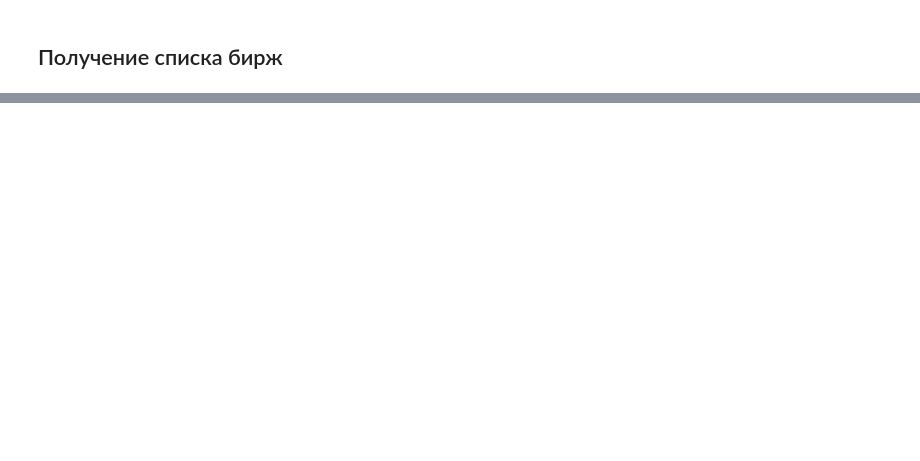
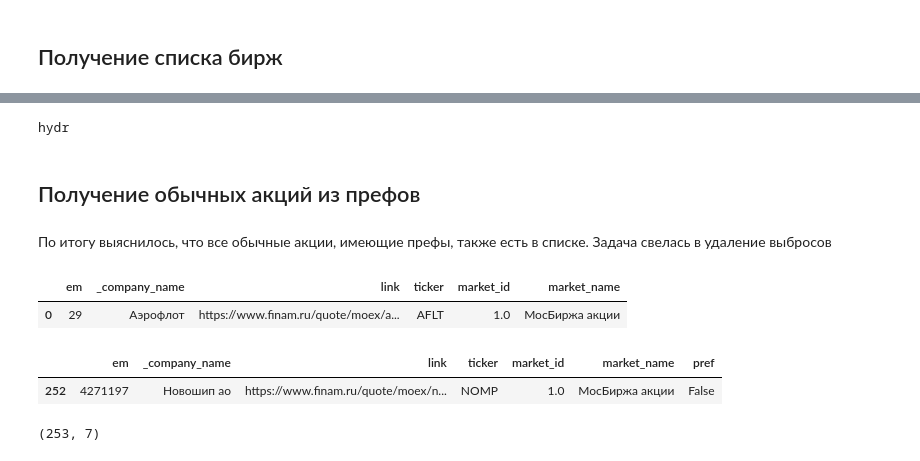
Before and after one commit to kirilldolmatov/trading-ml-2, a Jupyter notebook: data/Finam_data.ipynb, the cells around one changed output, grey strips where cells are left out. Saved outputs shown, nothing was run; the diff lists cells and outputs as text; code cells hidden in the pictures; blank space fills up the shorter version.

```diff
--- a/data/Finam_data.ipynb
+++ b/data/Finam_data.ipynb
@@ -184,0 +274,26 @@ shops.to_parquet('ru_market.parquet')
+# %%
+a = get_ticker_by_company('Рус Гидро')
+print(a)
+# %% [output]
+hydr
+# %% [markdown]
+## Получение обычных акций из префов
+# %% [markdown]
+По итогу выяснилось, что все обычные акции, имеющие префы, также есть в списке. Задача свелась в удаление выбросов
+# %%
+df = pd.read_parquet('finam_ru_stock_300.parquet')
+# %%
+df.head(1)
+# %% [output]
+|  | em | _company_name | link | ticker | market_id | market_name |
+| 0 | 29 | Аэрофлот | https://www.finam.ru/quote/moex/a... | AFLT | 1.0 | МосБиржа акции |
+# %%
+df = df[df['market_id'] == 1]
+# %%
+df = df.reset_index()
+df = df.drop('index', axis=1)
+# %%
+df.tail(1)
+# %% [output]
+|  | em | _company_name | link | ticker | market_id | market_name | pref |
+| 252 | 4271197 | Новошип ао | https://www.finam.ru/quote/moex/n... | NOMP | 1.0 | МосБиржа акции | False |
@@ -184,0 +304,4 @@ shops.to_parquet('ru_market.parquet')
+# %%
+df.shape
+# %% [output]
+(253, 7)
```
Also changed, not shown: parts of 35 cells of this notebook.
